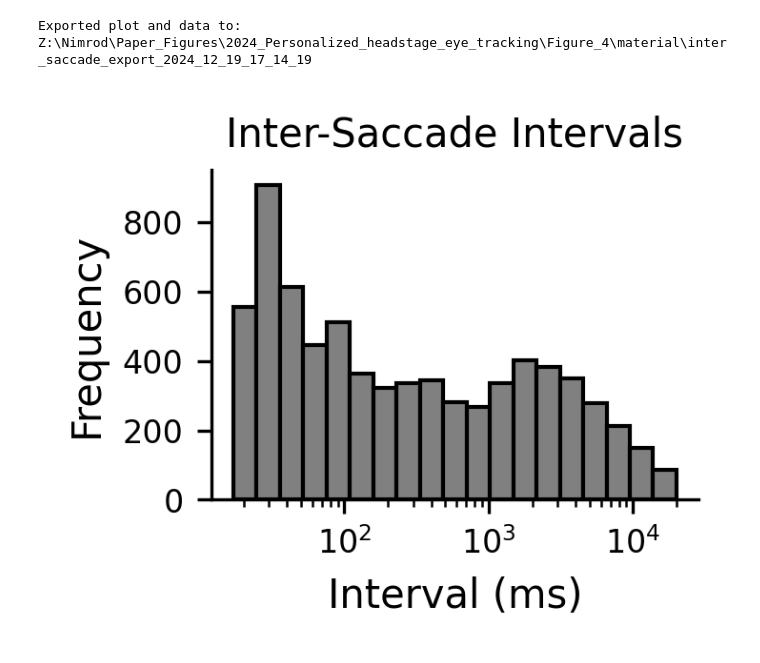
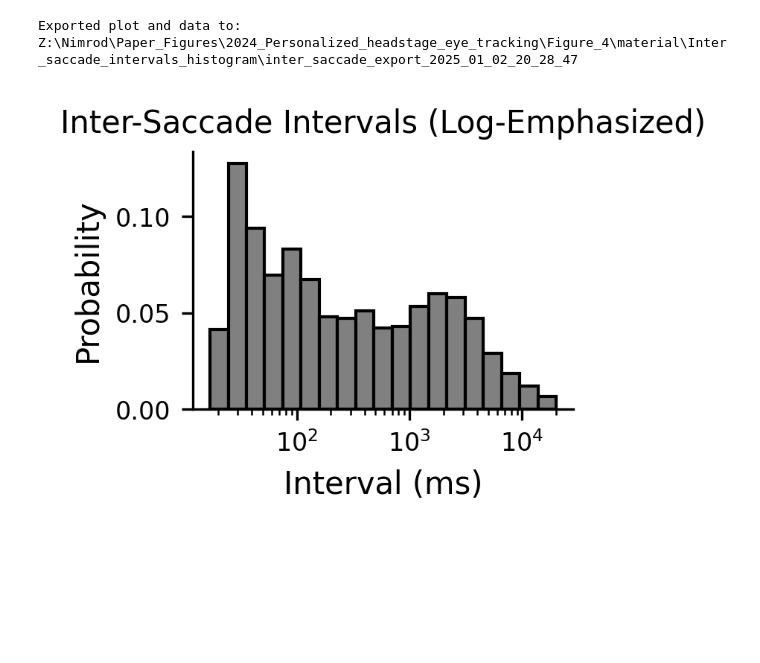
Before and after one commit to neural-electrophysiology-tool-team/Eye-Tracking-Tools, a Jupyter notebook: Graph_generation_notebooks/Inter_saccade_interval_histogram.ipynb, the cells around one changed output. Saved outputs shown, nothing was run; the diff lists cells and outputs as text; code cells hidden in the pictures; blank space fills up the shorter version.

Commit message:
divergence to many jupyter notebooks for paper compatibility

```diff
--- a/Graph_generation_notebooks/Inter_saccade_interval_histogram.ipynb
+++ b/Graph_generation_notebooks/Inter_saccade_interval_histogram.ipynb
@@ -255,8 +255,8 @@ def create_block_collections(animals, block_lists, experiment_path, bad_blocks=N
 
 
 # Example usage:
-animals = ['PV_62','PV_126']
-block_lists = [[23,24,26,38],[7,8,9]]
+animals = ['PV_62','PV_126','PV_57']
+block_lists = [[23,24,26,38],[7,8,9],[7,8,9,10,11,12,13]]
 experiment_path = pathlib.Path(r"Z:\Nimrod\experiments")
 bad_blocks = [0]  # Example of bad blocks
 
@@ -581,6 +798,6 @@ def load_and_plot_inter_saccade_data(load_path):
 # %%
-export_path = r'Z:\Nimrod\Paper_Figures\2024_Personalized_headstage_eye_tracking\Figure_4\material'
-export_inter_saccade_intervals(all_saccade_collection,figure_size=(2.2, 1.5), export_path=export_path)
+export_path = r'Z:\Nimrod\Paper_Figures\2024_Personalized_headstage_eye_tracking\Figure_4\material\Inter_saccade_intervals_histogram'
+export_inter_saccade_intervals_log_emphasis(all_saccade_collection,figure_size=(2.2, 1.5), export_path=export_path)
 # %% [output]
-Exported plot and data to: Z:\Nimrod\Paper_Figures\2024_Personalized_headstage_eye_tracking\Figure_4\material\inter_saccade_export_2024_12_19_17_14_19
+Exported plot and data to: Z:\Nimrod\Paper_Figures\2024_Personalized_headstage_eye_tracking\Figure_4\material\Inter_saccade_intervals_histogram\inter_saccade_export_2025_01_02_20_28_47
-[figure, old version]
+[figure, new version]
```
Also changed, not shown: parts of 17 cells of this notebook, 9 other files.
